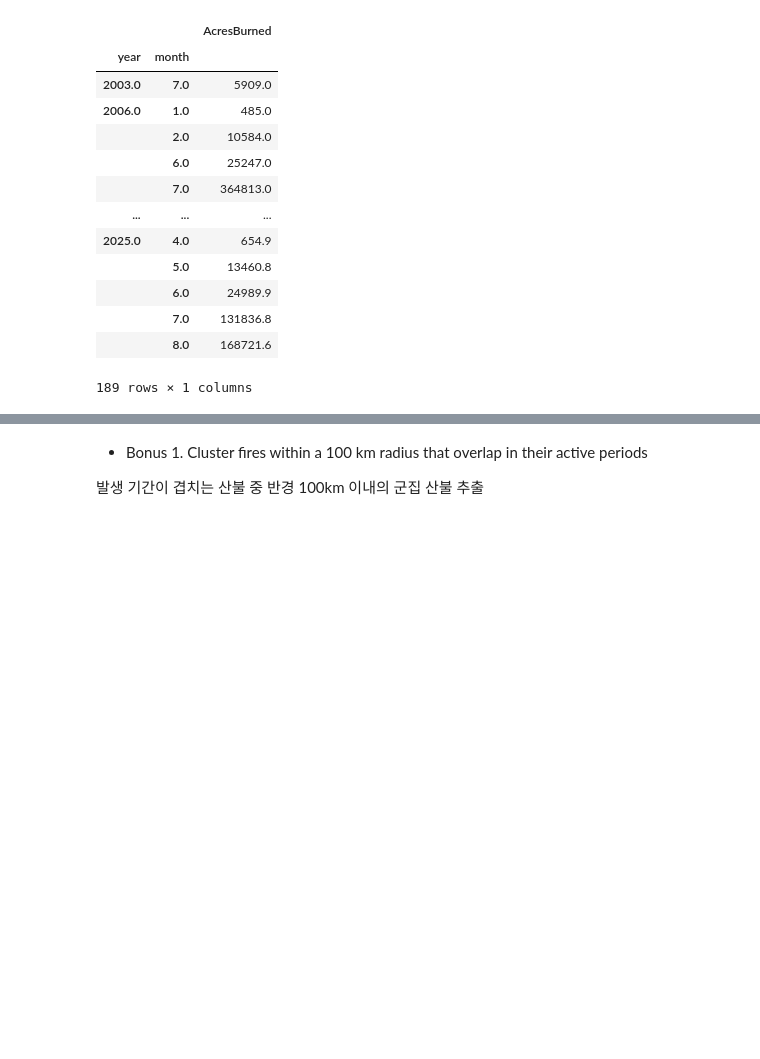
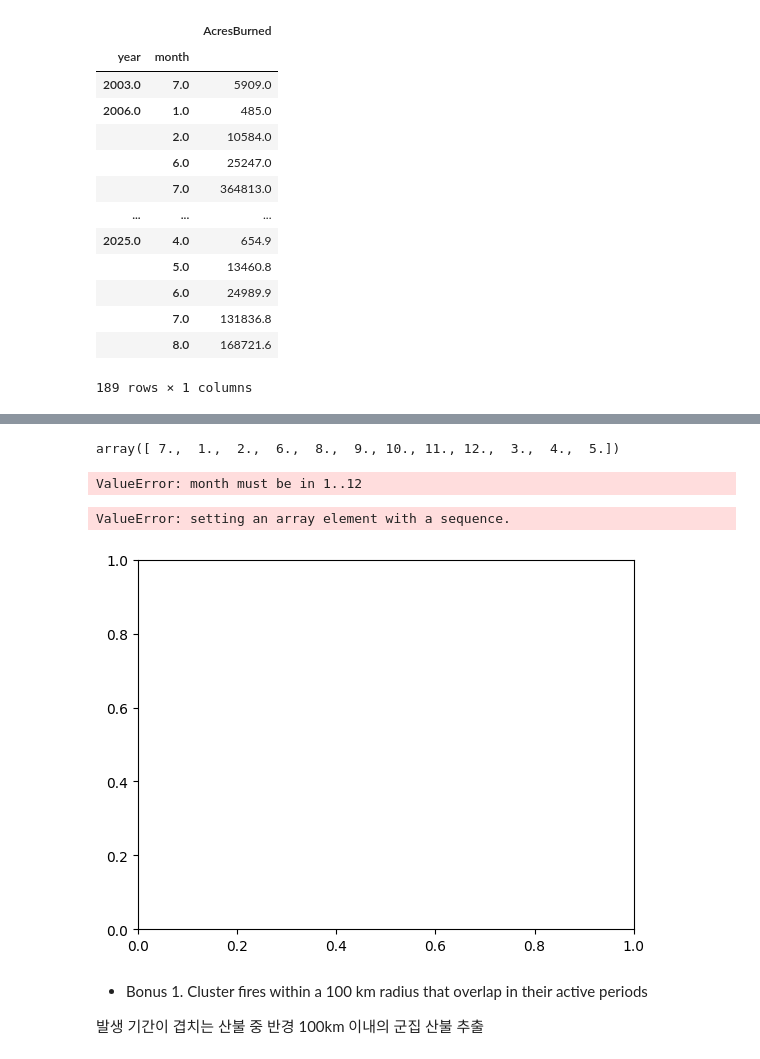
Before and after one commit to eagles0924/liveCodingTest, a Jupyter notebook: challenge.ipynb, the cells around one changed output, grey strips where cells are left out. Cells and saved outputs as stored; diff of their text form; code cells hidden in the pictures; blank space fills up the shorter version.

```diff
--- a/challenge.ipynb
+++ b/challenge.ipynb
@@ -286,3 +309,22 @@ Time series Acres burned per month
+# %%
+test['month'].unique()
+# %% [output]
+array([ 7.,  1.,  2.,  6.,  8.,  9., 10., 11., 12.,  3.,  4.,  5.])
+# %%
+test['date'] = test[['year','month']].apply(lambda x: datetime.datetime(int(x[0]),int(x[1]),1))
+test
+# %% [output]
+ValueError: month must be in 1..12
+# %%
+import matplotlib.pyplot as plt
+
+plt.plot(events_per_month.index, events_per_month.values)
+plt.xlabel('YY-MM')
+plt.ylabel('number of fires')
+plt.show()
+# %% [output]
+ValueError: setting an array element with a sequence.
+[figure, added]
 # %% [markdown]
 - Bonus 1. Cluster fires within a 100 km radius that overlap in their active periods
 
```
Also changed, not shown: parts of 14 cells of this notebook, 2 other files.
